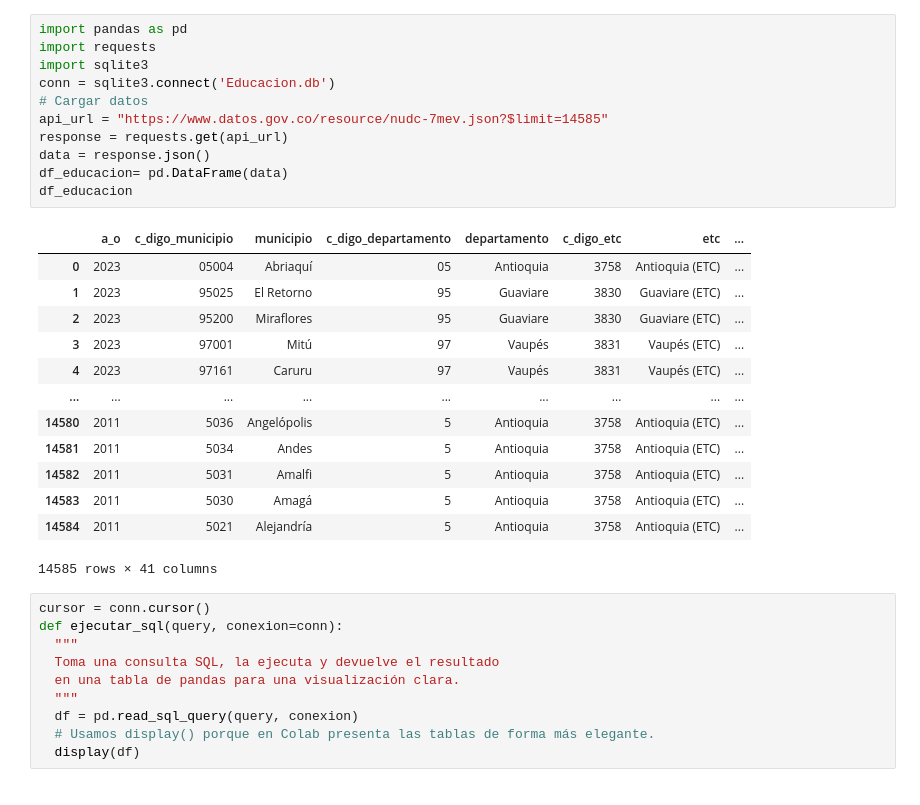
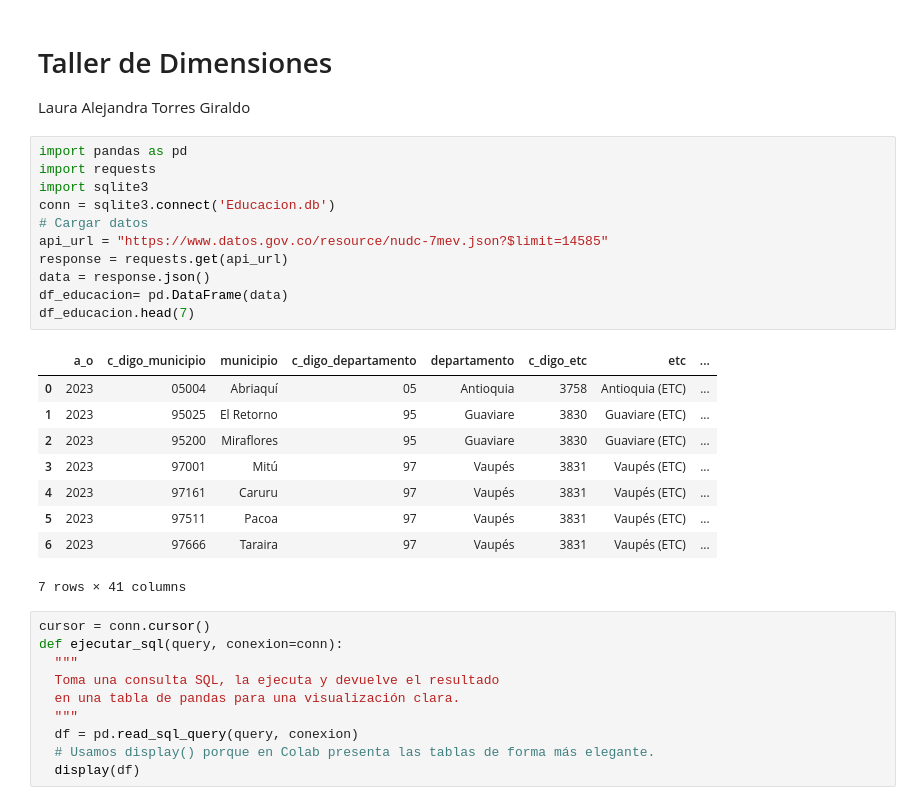
Before and after one commit to LauraTorres200206/Diplomado, a Jupyter notebook: Código/TallerDimensionales.ipynb, the cells around one changed output. Cells and saved outputs as stored; diff of their text form.

```diff
--- a/Código/TallerDimensionales.ipynb
+++ b/Código/TallerDimensionales.ipynb
@@ -1,28 +1,28 @@
+# %% [markdown]
+# Taller de Dimensiones
+
+Laura Alejandra Torres Giraldo
 # %%
 import pandas as pd
 import requests
 import sqlite3
 conn = sqlite3.connect('Educacion.db')
 # Cargar datos
 api_url = "https://www.datos.gov.co/resource/nudc-7mev.json?$limit=14585"
 response = requests.get(api_url)
 data = response.json()
 df_educacion= pd.DataFrame(data)
-df_educacion
+df_educacion.head(7)
 # %% [output]
 |  | a_o | c_digo_municipio | municipio | c_digo_departamento | departamento | c_digo_etc | etc | ... |
 | 0 | 2023 | 05004 | Abriaquí | 05 | Antioquia | 3758 | Antioquia (ETC) | ... |
 | 1 | 2023 | 95025 | El Retorno | 95 | Guaviare | 3830 | Guaviare (ETC) | ... |
 | 2 | 2023 | 95200 | Miraflores | 95 | Guaviare | 3830 | Guaviare (ETC) | ... |
 | 3 | 2023 | 97001 | Mitú | 97 | Vaupés | 3831 | Vaupés (ETC) | ... |
 | 4 | 2023 | 97161 | Caruru | 97 | Vaupés | 3831 | Vaupés (ETC) | ... |
-| ... | ... | ... | ... | ... | ... | ... | ... | ... |
-| 14580 | 2011 | 5036 | Angelópolis | 5 | Antioquia | 3758 | Antioquia (ETC) | ... |
-| 14581 | 2011 | 5034 | Andes | 5 | Antioquia | 3758 | Antioquia (ETC) | ... |
-| 14582 | 2011 | 5031 | Amalfi | 5 | Antioquia | 3758 | Antioquia (ETC) | ... |
-| 14583 | 2011 | 5030 | Amagá | 5 | Antioquia | 3758 | Antioquia (ETC) | ... |
-| 14584 | 2011 | 5021 | Alejandría | 5 | Antioquia | 3758 | Antioquia (ETC) | ... |
+| 5 | 2023 | 97511 | Pacoa | 97 | Vaupés | 3831 | Vaupés (ETC) | ... |
+| 6 | 2023 | 97666 | Taraira | 97 | Vaupés | 3831 | Vaupés (ETC) | ... |
-14585 rows × 41 columns
+7 rows × 41 columns
 # %%
 cursor = conn.cursor()
 def ejecutar_sql(query, conexion=conn):
```
Also changed, not shown: parts of 37 cells of this notebook, 22 other files.
